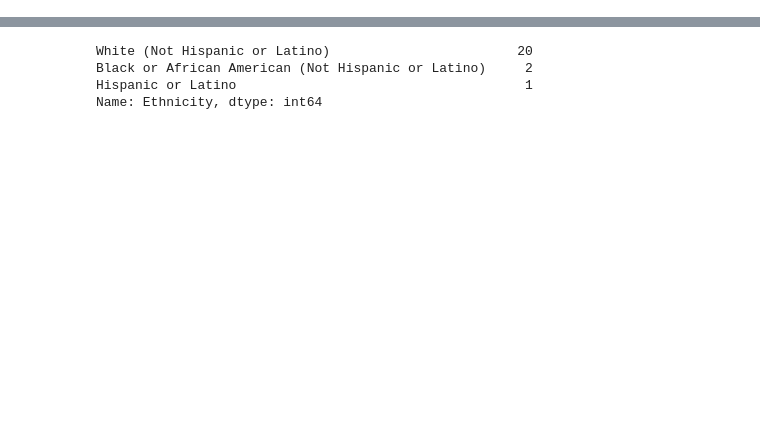
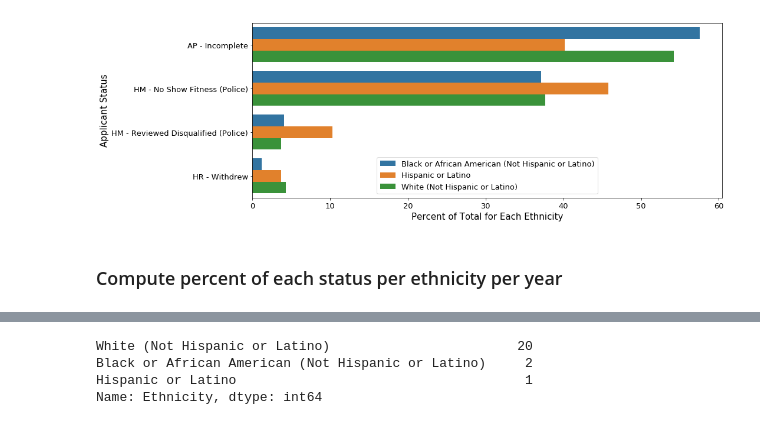
Before and after one commit to mrkjhsn/South-Bend-Police-Department-Recruitment, a Jupyter notebook: south_bend_police_recruitment.ipynb, the cells around one changed output, grey strips where cells are left out. Saved outputs shown, nothing was run; the diff lists cells and outputs as text; code cells hidden in the pictures; blank space fills up the shorter version.

```diff
--- a/south_bend_police_recruitment.ipynb
+++ b/south_bend_police_recruitment.ipynb
@@ -130,0 +158,3 @@ plt.show()
+# %%
+# how do applicant status distributions differ by ethnicity?
+app_status_by_ethnicity = df[['Ethnicity', 'Applicant_Status', 'Year']].copy()
@@ -130,0 +179,17 @@ plt.show()
+# %%
+# eliminate candidates with no ethnicity provided
+app_status_by_ethnicity = app_status_by_ethnicity.loc[app_status_by_ethnicity['Ethnicity'] != 'No Response']
+
+# eliminate candidates other than the top 3 ethnicities
+app_status_by_ethnicity = app_status_by_ethnicity[app_status_by_ethnicity['Ethnicity'].isin(
+    app_status_by_ethnicity['Ethnicity'].value_counts().head(3).index)]
+
+# eliminate candidates which have other than the top 4 statuses
+app_status_by_ethnicity = app_status_by_ethnicity[app_status_by_ethnicity['Applicant_Status'].isin(
+    app_status_by_ethnicity['Applicant_Status'].value_counts().head(4).index)]
+# %%
+# compute percent of each status per ethnicity
+ethnicity_group = app_status_by_ethnicity.groupby(['Ethnicity', 'Applicant_Status'])['Ethnicity'].agg(['count'])
+
+ethnicity_status_group = ethnicity_group.groupby(level=0).apply(lambda x:
+                                                 100 * x / float(x.sum())).reset_index()
@@ -130,0 +229,22 @@ plt.show()
+# %%
+# fig1, ax1 = plt.subplots(figsize=(15,8))
+
+plt.subplots(figsize=(15,5))
+
+sns.barplot(x=ethnicity_status_group.loc[:,'count'], \
+             y=ethnicity_status_group.loc[:,'Applicant_Status'], \
+             hue=ethnicity_status_group.loc[:,'Ethnicity'], \
+             data=ethnicity_status_group)
+
+# plt.title('Oldest Business License Name Tokens vs. Newest Business License Name Tokens',fontsize=20)
+plt.ylabel('Applicant Status',fontsize=15)
+plt.xlabel('Percent of Total for Each Ethnicity',fontsize=15)
+plt.tick_params(labelsize=13)
+plt.legend(loc='lower center',fontsize=13)
+
+plt.tight_layout()
+# plt.savefig('visualizations/applicant_status_by_ethnicity.png', dpi=300)
+# %% [output]
+[figure, added]
+# %% [markdown]
+### Compute percent of each status per ethnicity per year
```
Also changed, not shown: parts of 72 cells of this notebook.
